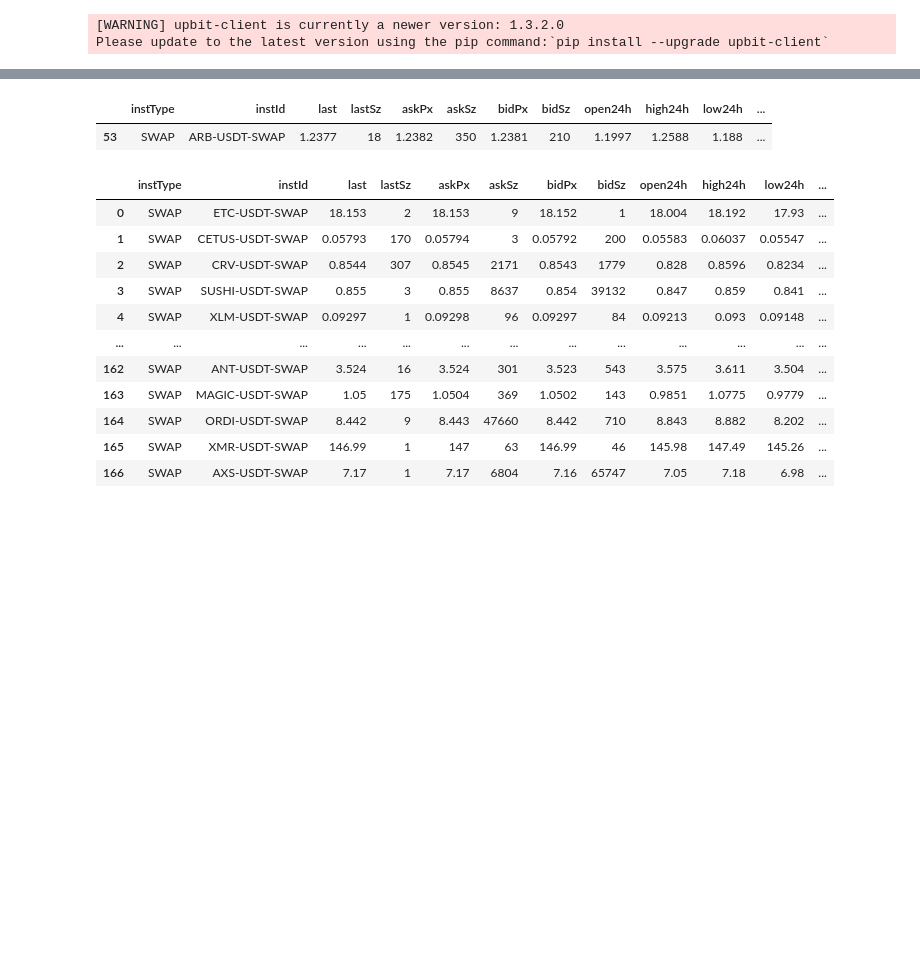
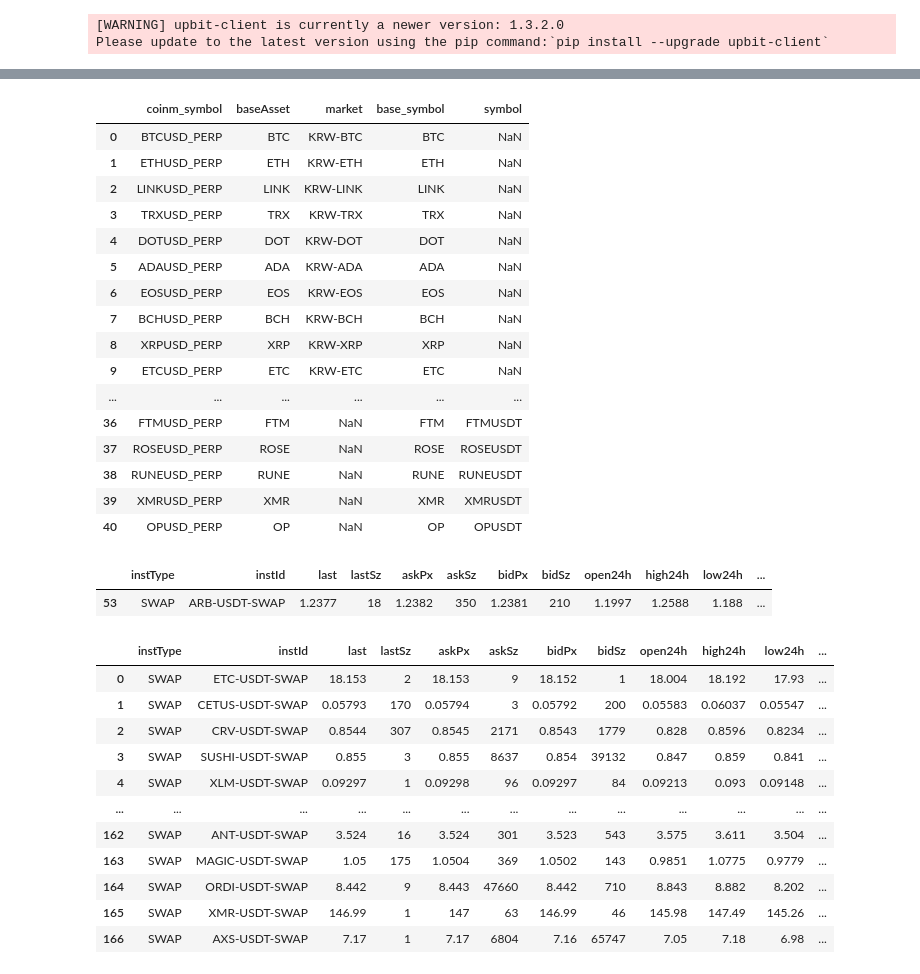
Before and after one commit to charlie115/act, a Jupyter notebook: exchange_plugin/test_plugins.ipynb, the cells around one changed output, grey strips where cells are left out. Drawn from its saved outputs; the diff is of its cells as text; code cells hidden in the pictures; blank space fills up the shorter version.

```diff
--- a/exchange_plugin/test_plugins.ipynb
+++ b/exchange_plugin/test_plugins.ipynb
@@ -125 +181,22 @@ upbit_client = InitUpbitAdaptor()
+# %%
+temp = get_binance_coinm_symbol_list(return_df=True)
+temp
+# %% [output]
+|  | coinm_symbol | baseAsset | market | base_symbol | symbol |
+| 0 | BTCUSD_PERP | BTC | KRW-BTC | BTC | NaN |
+| 1 | ETHUSD_PERP | ETH | KRW-ETH | ETH | NaN |
+| 2 | LINKUSD_PERP | LINK | KRW-LINK | LINK | NaN |
+| 3 | TRXUSD_PERP | TRX | KRW-TRX | TRX | NaN |
+| 4 | DOTUSD_PERP | DOT | KRW-DOT | DOT | NaN |
+| 5 | ADAUSD_PERP | ADA | KRW-ADA | ADA | NaN |
+| 6 | EOSUSD_PERP | EOS | KRW-EOS | EOS | NaN |
+| 7 | BCHUSD_PERP | BCH | KRW-BCH | BCH | NaN |
+| 8 | XRPUSD_PERP | XRP | KRW-XRP | XRP | NaN |
+| 9 | ETCUSD_PERP | ETC | KRW-ETC | ETC | NaN |
+| ... | ... | ... | ... | ... | ... |
+| 36 | FTMUSD_PERP | FTM | NaN | FTM | FTMUSDT |
+| 37 | ROSEUSD_PERP | ROSE | NaN | ROSE | ROSEUSDT |
+| 38 | RUNEUSD_PERP | RUNE | NaN | RUNE | RUNEUSDT |
+| 39 | XMRUSD_PERP | XMR | NaN | XMR | XMRUSDT |
+| 40 | OPUSD_PERP | OP | NaN | OP | OPUSDT |
 # %%
```
Also changed, not shown: parts of 22 cells of this notebook, 8 other files.
